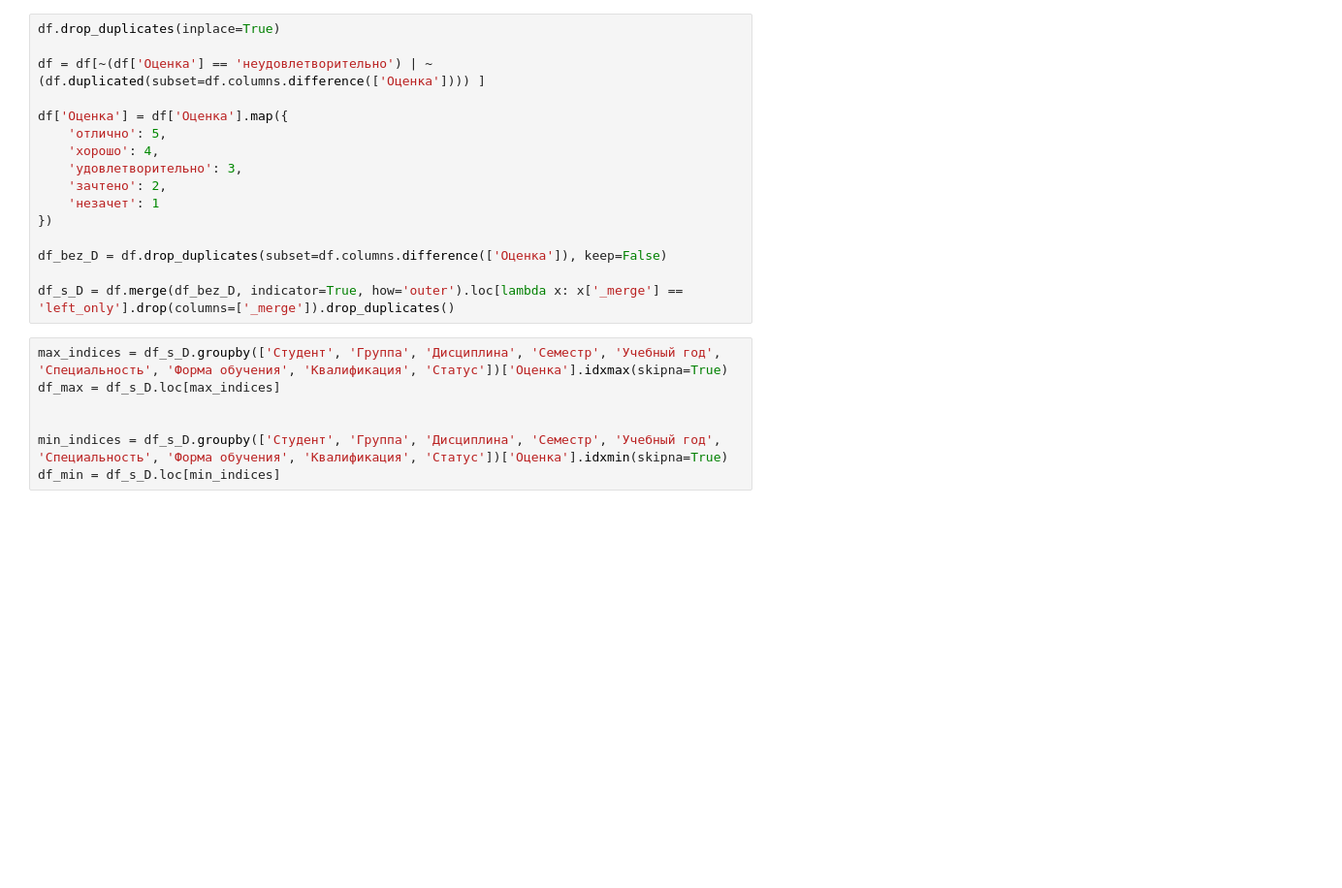
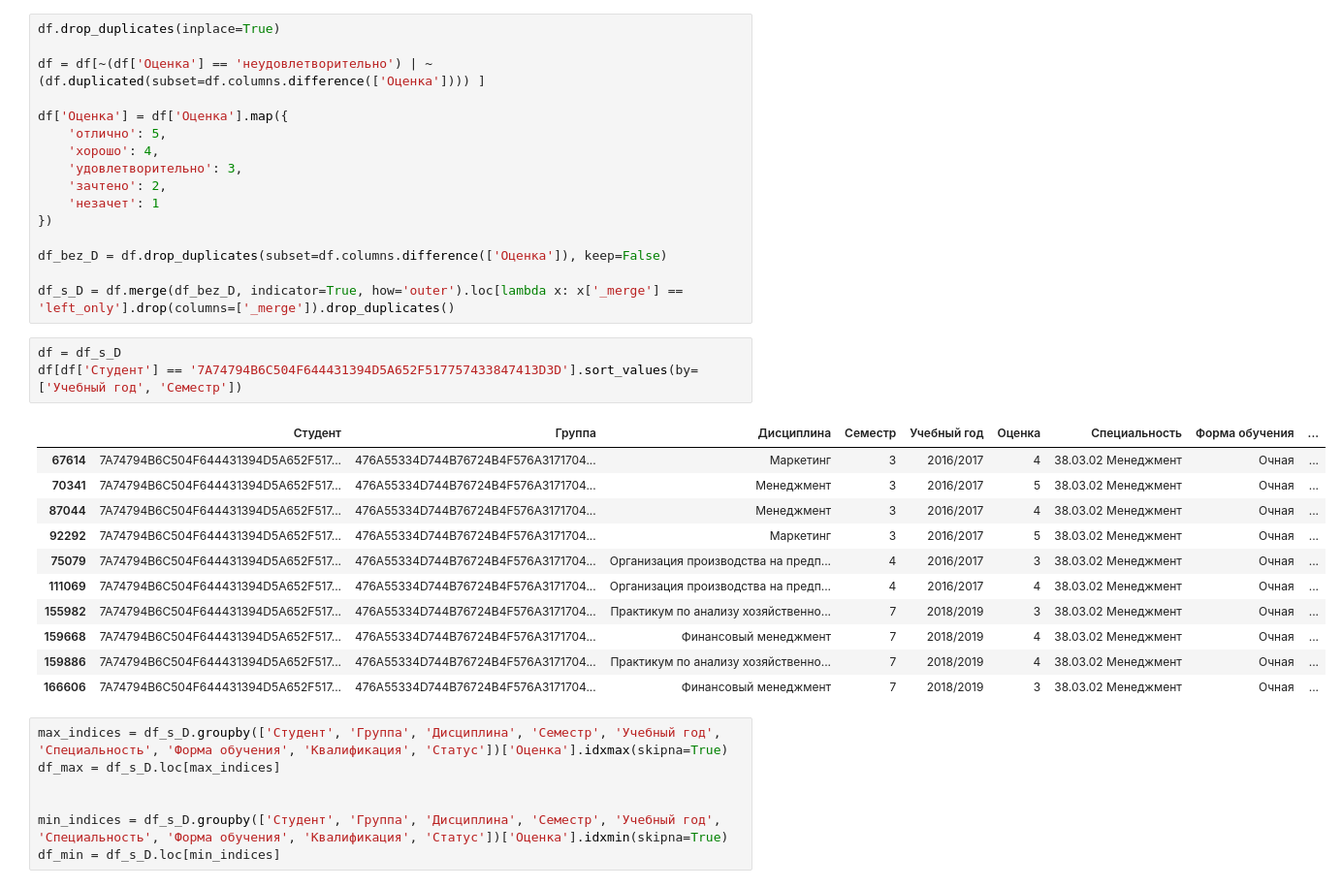
Before and after one commit to fluke8/predicting-academic-performance-python, a Jupyter notebook: _obrabotka.ipynb, the cells around one changed output. Shown at 97% size. Drawn from its saved outputs; the diff is of its cells as text; blank space fills up the shorter version.

```diff
--- a/_obrabotka.ipynb
+++ b/_obrabotka.ipynb
@@ -23,6 +23,21 @@ df['Оценка'] = df['Оценка'].map({
 df_bez_D = df.drop_duplicates(subset=df.columns.difference(['Оценка']), keep=False)
 
 df_s_D = df.merge(df_bez_D, indicator=True, how='outer').loc[lambda x: x['_merge'] == 'left_only'].drop(columns=['_merge']).drop_duplicates()
+# %%
+df = df_s_D
+df[df['Студент'] == '7A74794B6C504F644431394D5A652F517757433847413D3D'].sort_values(by=['Учебный год', 'Семестр'])
+# %% [output]
+|  | Студент | Группа | Дисциплина | Семестр | Учебный год | Оценка | Специальность | Форма обучения | ... |
+| 67614 | 7A74794B6C504F644431394D5A652F517... | 476A55334D744B76724B4F576A3171704... | Маркетинг | 3 | 2016/2017 | 4 | 38.03.02 Менеджмент | Очная | ... |
+| 70341 | 7A74794B6C504F644431394D5A652F517... | 476A55334D744B76724B4F576A3171704... | Менеджмент | 3 | 2016/2017 | 5 | 38.03.02 Менеджмент | Очная | ... |
+| 87044 | 7A74794B6C504F644431394D5A652F517... | 476A55334D744B76724B4F576A3171704... | Менеджмент | 3 | 2016/2017 | 4 | 38.03.02 Менеджмент | Очная | ... |
+| 92292 | 7A74794B6C504F644431394D5A652F517... | 476A55334D744B76724B4F576A3171704... | Маркетинг | 3 | 2016/2017 | 5 | 38.03.02 Менеджмент | Очная | ... |
+| 75079 | 7A74794B6C504F644431394D5A652F517... | 476A55334D744B76724B4F576A3171704... | Организация производства на предп... | 4 | 2016/2017 | 3 | 38.03.02 Менеджмент | Очная | ... |
+| 111069 | 7A74794B6C504F644431394D5A652F517... | 476A55334D744B76724B4F576A3171704... | Организация производства на предп... | 4 | 2016/2017 | 4 | 38.03.02 Менеджмент | Очная | ... |
+| 155982 | 7A74794B6C504F644431394D5A652F517... | 476A55334D744B76724B4F576A3171704... | Практикум по анализу хозяйственно... | 7 | 2018/2019 | 3 | 38.03.02 Менеджмент | Очная | ... |
+| 159668 | 7A74794B6C504F644431394D5A652F517... | 476A55334D744B76724B4F576A3171704... | Финансовый менеджмент | 7 | 2018/2019 | 4 | 38.03.02 Менеджмент | Очная | ... |
+| 159886 | 7A74794B6C504F644431394D5A652F517... | 476A55334D744B76724B4F576A3171704... | Практикум по анализу хозяйственно... | 7 | 2018/2019 | 4 | 38.03.02 Менеджмент | Очная | ... |
+| 166606 | 7A74794B6C504F644431394D5A652F517... | 476A55334D744B76724B4F576A3171704... | Финансовый менеджмент | 7 | 2018/2019 | 3 | 38.03.02 Менеджмент | Очная | ... |
 # %%
 max_indices = df_s_D.groupby(['Студент', 'Группа', 'Дисциплина', 'Семестр', 'Учебный год', 'Специальность', 'Форма обучения', 'Квалификация', 'Статус'])['Оценка'].idxmax(skipna=True)
 df_max = df_s_D.loc[max_indices]
```
Also changed, not shown: parts of 2 cells of this notebook, 3 other files.
